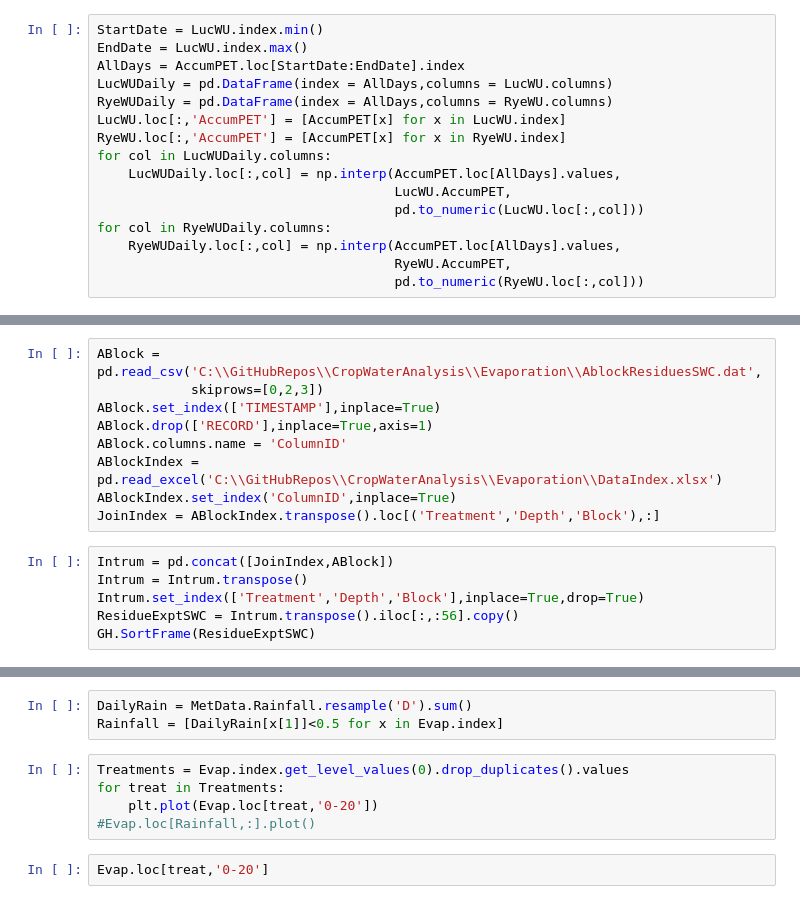
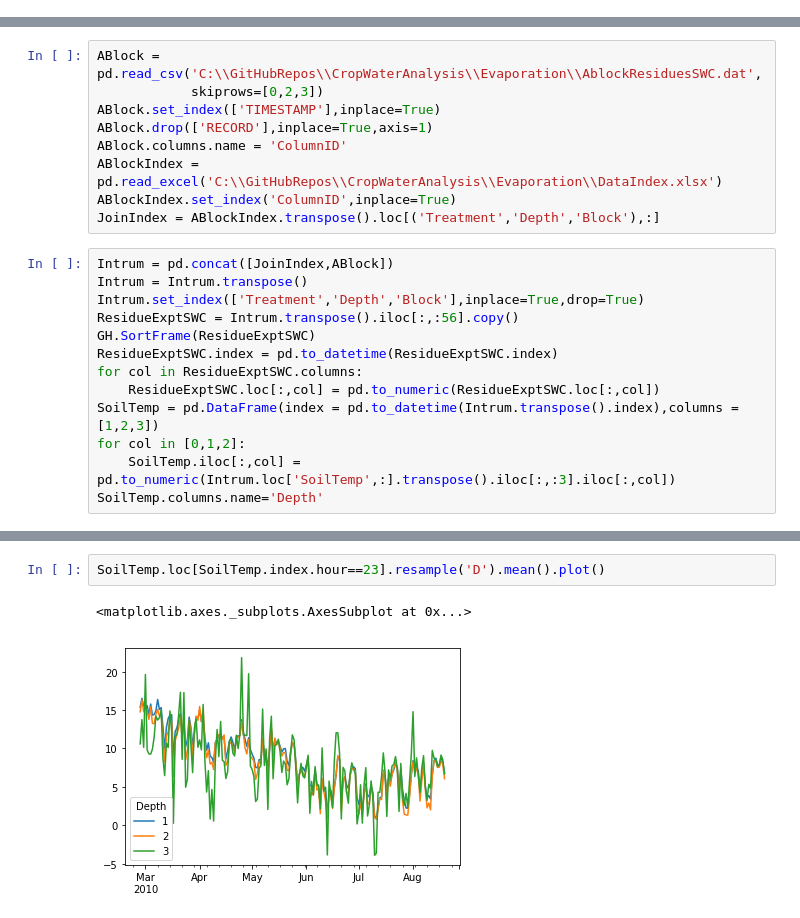
Before and after one commit to HamishBrownPFR/CropWaterAnalysis, a Jupyter notebook: Evaporation/Evaporation.ipynb, the cells around one changed output, grey strips where cells are left out. Saved outputs shown, nothing was run; the diff lists cells and outputs as text.

```diff
--- a/Evaporation/Evaporation.ipynb
+++ b/Evaporation/Evaporation.ipynb
@@ -39,16 +40,0 @@ RyeWU = RyeWU.where(RyeWU.notna(),0)
-# %%
-StartDate = LucWU.index.min()
-EndDate = LucWU.index.max()
-AllDays = AccumPET.loc[StartDate:EndDate].index
-LucWUDaily = pd.DataFrame(index = AllDays,columns = LucWU.columns)
-RyeWUDaily = pd.DataFrame(index = AllDays,columns = RyeWU.columns)
-LucWU.loc[:,'AccumPET'] = [AccumPET[x] for x in LucWU.index]
-RyeWU.loc[:,'AccumPET'] = [AccumPET[x] for x in RyeWU.index]
-for col in LucWUDaily.columns:
-    LucWUDaily.loc[:,col] = np.interp(AccumPET.loc[AllDays].values,
-                                      LucWU.AccumPET,
-                                      pd.to_numeric(LucWU.loc[:,col]))
-for col in RyeWUDaily.columns:
-    RyeWUDaily.loc[:,col] = np.interp(AccumPET.loc[AllDays].values,
-                                      RyeWU.AccumPET,
-                                      pd.to_numeric(RyeWU.loc[:,col]))
@@ -96,3 +59,10 @@ Intrum = Intrum.transpose()
 Intrum.set_index(['Treatment','Depth','Block'],inplace=True,drop=True)
 ResidueExptSWC = Intrum.transpose().iloc[:,:56].copy()
 GH.SortFrame(ResidueExptSWC)
+ResidueExptSWC.index = pd.to_datetime(ResidueExptSWC.index)
+for col in ResidueExptSWC.columns:
+    ResidueExptSWC.loc[:,col] = pd.to_numeric(ResidueExptSWC.loc[:,col])
+SoilTemp = pd.DataFrame(index = pd.to_datetime(Intrum.transpose().index),columns = [1,2,3])
+for col in [0,1,2]:
+    SoilTemp.iloc[:,col] = pd.to_numeric(Intrum.loc['SoilTemp',:].transpose().iloc[:,:3].iloc[:,col])
+SoilTemp.columns.name='Depth'
@@ -121,10 +69,5 @@ Evap.loc[:,'0-60'] = RTData.loc[:,'Soil.SoilWater.SWmm(1)'].diff() + RTData.loc[
-# %%
-DailyRain = MetData.Rainfall.resample('D').sum()
-Rainfall = [DailyRain[x[1]]<0.5 for x in Evap.index]
-# %%
-Treatments = Evap.index.get_level_values(0).drop_duplicates().values
-for treat in Treatments:
-    plt.plot(Evap.loc[treat,'0-20'])
-#Evap.loc[Rainfall,:].plot()
-# %%
-Evap.loc[treat,'0-20']
+# %%
+SoilTemp.loc[SoilTemp.index.hour==23].resample('D').mean().plot()
+# %% [output]
+<matplotlib.axes._subplots.AxesSubplot at 0x...>
+[figure, added]
```
Also changed, not shown: parts of 20 cells of this notebook.
